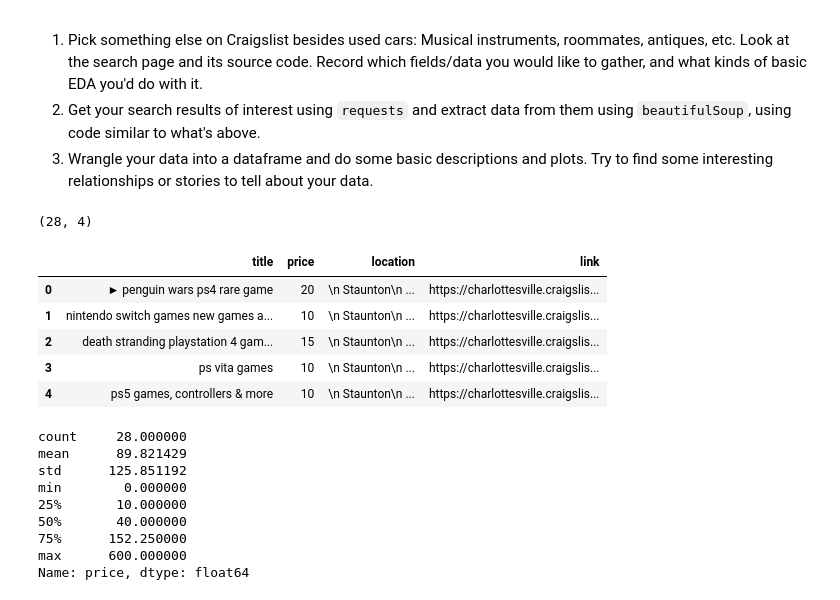
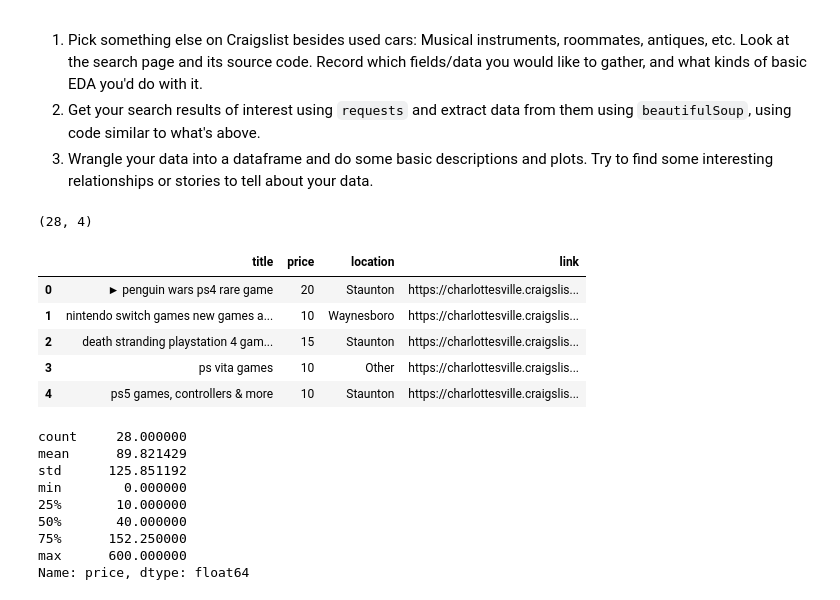
Before and after one commit to Nithil-Suresh/wrangling, a Jupyter notebook: lab/lab_notebook.ipynb, the cells around one changed output. Cells and saved outputs as stored; diff of their text form; code cells hidden in the pictures.

```diff
--- a/lab/lab_notebook.ipynb
+++ b/lab/lab_notebook.ipynb
@@ -230,26 +230,43 @@ data = [] # We'll save our listings in this object
 for k in range( len(listings) ):
     title = listings[k].find('div',class_='title').get_text().lower()
     price = listings[k].find('div',class_='price').get_text()
+    location = listings[k].find('div',class_='location')#.get_text()
+    if location is not None:
+        location = location.get_text()
     link = listings[k].find(href=True)['href']
 
     data.append({'title':title,'price':price, 'location':location, 'link':link})
 # %%
 ## Wrangle the data
 df = pd.DataFrame.from_dict(data)
 df['price'] = df['price'].str.replace('$','')
 df['price'] = df['price'].str.replace(',','')
 df['price'] = pd.to_numeric(df['price'],errors='coerce')
+df['location'] = df['location'].str.replace('\n','')
+df['location'] = df['location'].str.replace('\t','')
+df['location'] = df['location'].str.replace('  ','')
+
+df['location'] = df['location'].replace(['Waynesboro/Staunton',
+       'Staunton / Waynesboro'] \
+, 'Waynesboro')
+df['location'] = df['location'].replace([None, 'Hadensville',
+       'Briarwood', 'Nelson', 'Troy',
+       'Ruckersville', 'Louisa',
+       '11230 laurel ln'] \
+, 'Other')
+df['location'] = df['location'].replace(['Charlottesville (near Wegmans)'] \
+, 'Charlottesville')
 print(df.shape)
 # df.to_csv('./src/craigslist_cville_cars.csv') # Save data in case of a disaster
 df.head()
 # %% [output]
 (28, 4)
 |  | title | price | location | link |
-| 0 | ► penguin wars ps4 rare game | 20 | \n Staunton\n ... | https://charlottesville.craigslis... |
-| 1 | nintendo switch games new games a... | 10 | \n Staunton\n ... | https://charlottesville.craigslis... |
-| 2 | death stranding playstation 4 gam... | 15 | \n Staunton\n ... | https://charlottesville.craigslis... |
-| 3 | ps vita games | 10 | \n Staunton\n ... | https://charlottesville.craigslis... |
-| 4 | ps5 games, controllers & more | 10 | \n Staunton\n ... | https://charlottesville.craigslis... |
+| 0 | ► penguin wars ps4 rare game | 20 | Staunton | https://charlottesville.craigslis... |
+| 1 | nintendo switch games new games a... | 10 | Waynesboro | https://charlottesville.craigslis... |
+| 2 | death stranding playstation 4 gam... | 15 | Staunton | https://charlottesville.craigslis... |
+| 3 | ps vita games | 10 | Other | https://charlottesville.craigslis... |
+| 4 | ps5 games, controllers & more | 10 | Staunton | https://charlottesville.craigslis... |
 # %%
 print(df['price'].describe())
 df['price'].hist(grid=False)
```
Also changed, not shown: parts of 1 cell of this notebook.
